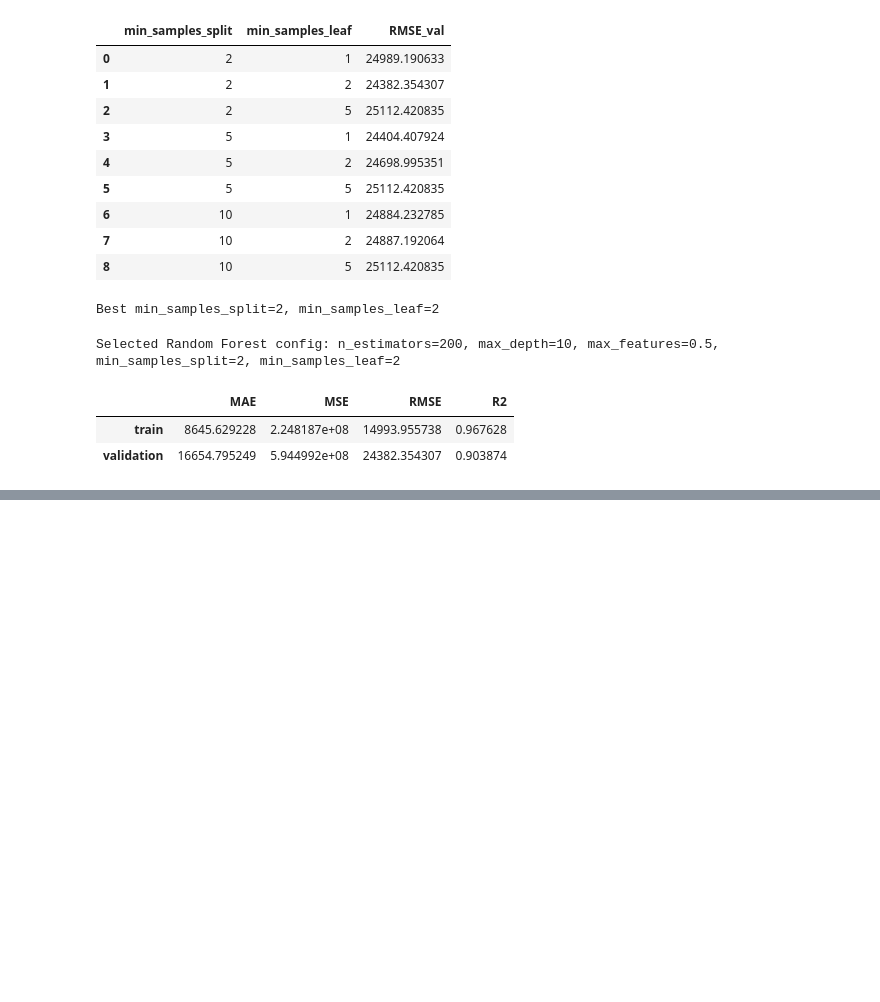
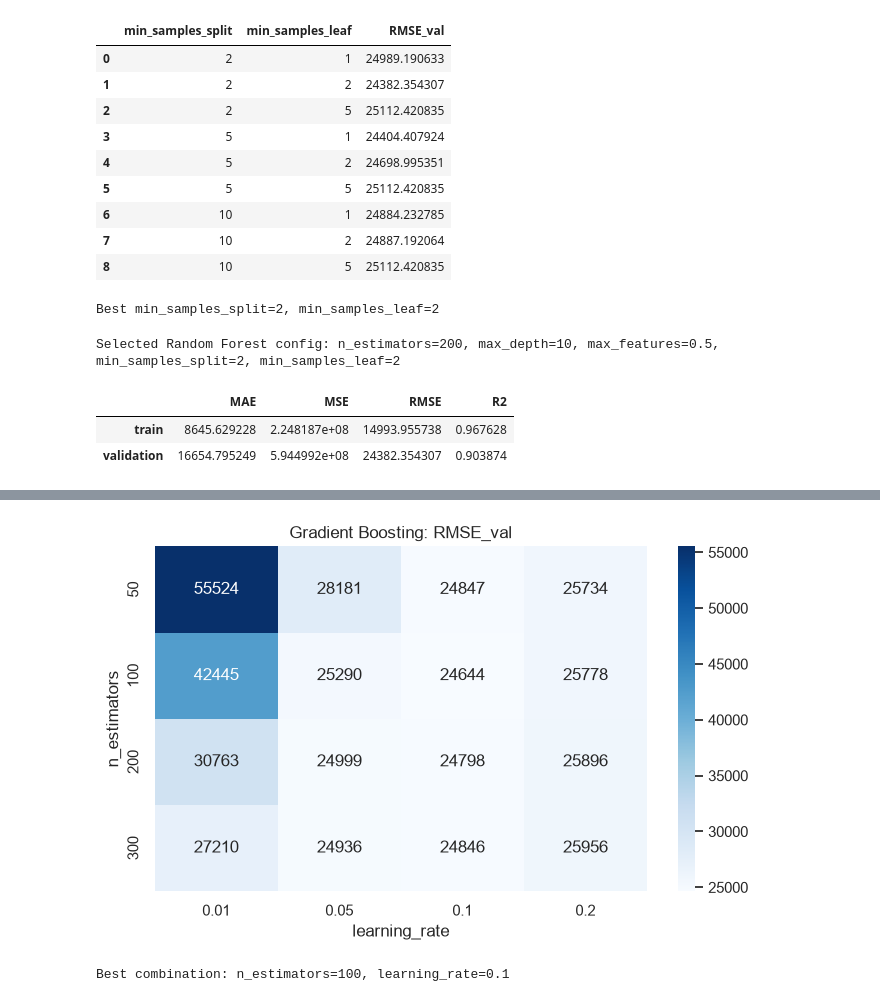
Before and after one commit to anuri-el/Machine-Learning-Technologies, a Jupyter notebook: trees.ipynb, the cells around one changed output, grey strips where cells are left out. Drawn from its saved outputs; the diff is of its cells as text; code cells hidden in the pictures; blank space fills up the shorter version.

```diff
--- a/trees.ipynb
+++ b/trees.ipynb
@@ -538,0 +541,9 @@ Selected Random Forest config: n_estimators=200, max_depth=10, max_features=0.5,
+# %%
+gb_base = GradientBoostingRegressor(random_state=RANDOM_STATE)
+gb_base.fit(X_train_final, y_train_final)
+
+gb_base_train_metrics = regression_metrics(y_train_final, gb_base.predict(X_train_final))
+gb_base_val_metrics = regression_metrics(y_val_final, gb_base.predict(X_val_final))
+
+print("Gradient Boosting (base config) metrics:")
+pd.DataFrame({'train': gb_base_train_metrics, 'validation': gb_base_val_metrics}).T
@@ -538,0 +557,17 @@ Selected Random Forest config: n_estimators=200, max_depth=10, max_features=0.5,
+# %%
+n_estimators_gb = [50, 100, 200, 300]
+learning_rate_gb = [0.01, 0.05, 0.1, 0.2]
+
+gb_grid_results = []
+gb_grid_models = {}
+for n in n_estimators_gb:
+    for lr in learning_rate_gb:
+        model = GradientBoostingRegressor(n_estimators=n, learning_rate=lr, random_state=RANDOM_STATE)
+        model.fit(X_train_final, y_train_final)
+        gb_grid_models[(n, lr)] = model
+        train_m = regression_metrics(y_train_final, model.predict(X_train_final))
+        val_m = regression_metrics(y_val_final, model.predict(X_val_final))
+        gb_grid_results.append({'n_estimators': n, 'learning_rate': lr, 'RMSE_train': train_m['RMSE'], 'RMSE_val': val_m['RMSE'], 'R2_val': val_m['R2']})
+
+gb_grid_df = pd.DataFrame(gb_grid_results)
+gb_grid_df.sort_values('RMSE_val')
@@ -538,0 +592,15 @@ Selected Random Forest config: n_estimators=200, max_depth=10, max_features=0.5,
+# %%
+pivot_gb = gb_grid_df.pivot(index='n_estimators', columns='learning_rate', values='RMSE_val')
+plt.figure(figsize=(7, 4.5))
+sns.heatmap(pivot_gb, annot=True, fmt='.0f', cmap='Blues')
+plt.title('Gradient Boosting: RMSE_val')
+plt.tight_layout()
+plt.show()
+
+best_gb_row = gb_grid_df.loc[gb_grid_df['RMSE_val'].idxmin()]
+best_n_estimators_gb = int(best_gb_row['n_estimators'])
+best_learning_rate_gb = best_gb_row['learning_rate']
+print(f"Best combination: n_estimators={best_n_estimators_gb}, learning_rate={best_learning_rate_gb}")
+# %% [output]
+[figure, added]
+Best combination: n_estimators=100, learning_rate=0.1
```
Also changed, not shown: parts of 26 cells of this notebook.
